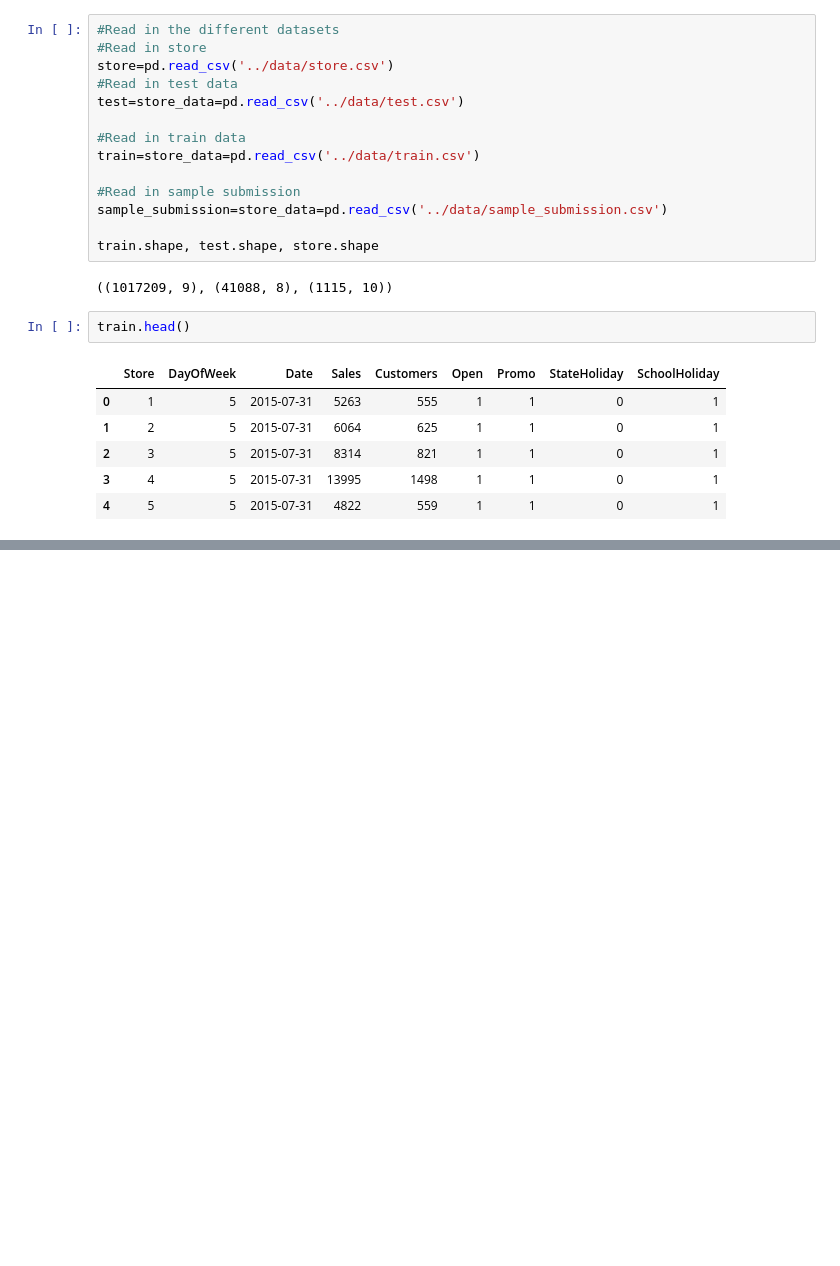
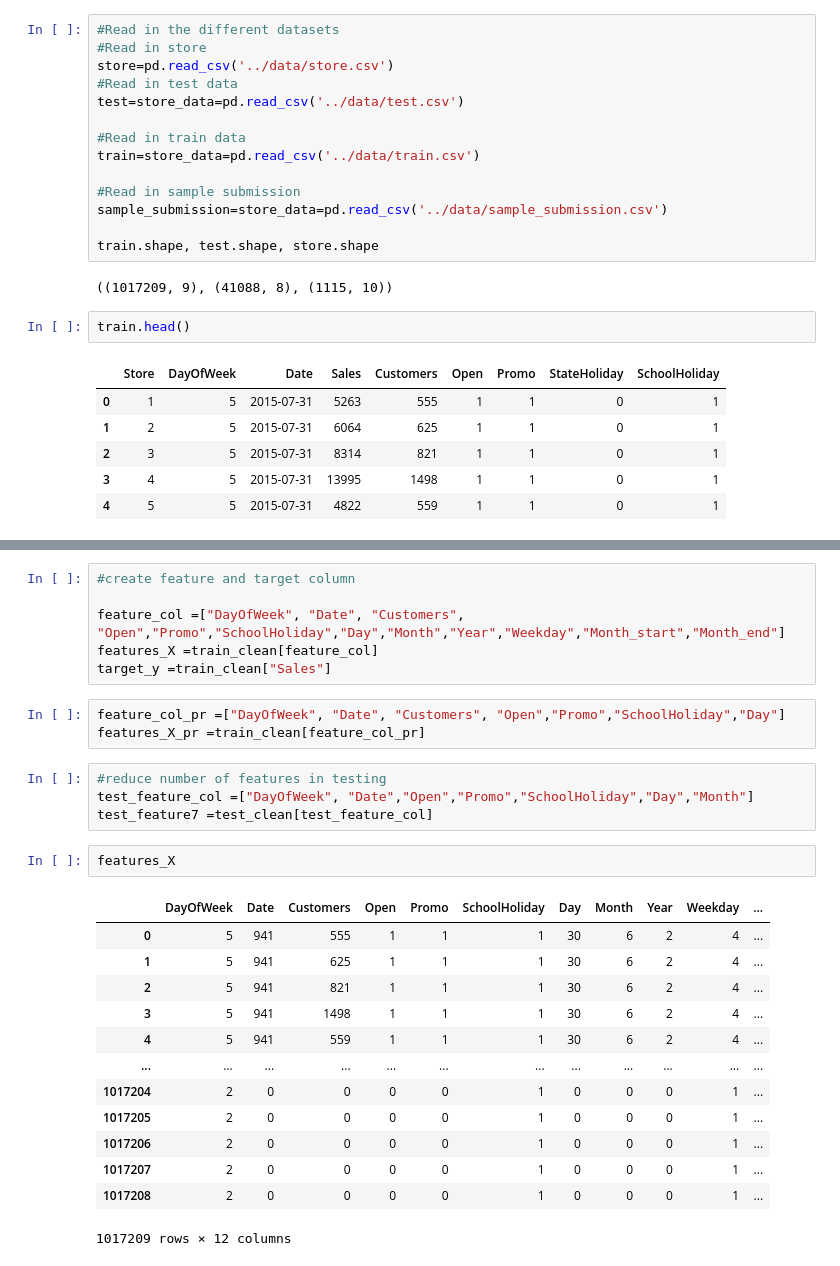
Before and after one commit to rssebudandi/pharmaceutical_sales, a Jupyter notebook: notebooks/MachineLearning.ipynb, the cells around one changed output, grey strips where cells are left out. Drawn from its saved outputs; the diff is of its cells as text; blank space fills up the shorter version.

```diff
--- a/notebooks/MachineLearning.ipynb
+++ b/notebooks/MachineLearning.ipynb
@@ -70,0 +252,29 @@ Name: Weekday, Length: 1017209, dtype: int64
+# %%
+#create feature and target column
+
+feature_col =["DayOfWeek", "Date", "Customers", "Open","Promo","SchoolHoliday","Day","Month","Year","Weekday","Month_start","Month_end"]
+features_X =train_clean[feature_col]
+target_y =train_clean["Sales"]
+# %%
+feature_col_pr =["DayOfWeek", "Date", "Customers", "Open","Promo","SchoolHoliday","Day"]
+features_X_pr =train_clean[feature_col_pr]
+# %%
+#reduce number of features in testing
+test_feature_col =["DayOfWeek", "Date","Open","Promo","SchoolHoliday","Day","Month"]
+test_feature7 =test_clean[test_feature_col]
+# %%
+features_X
+# %% [output]
+|  | DayOfWeek | Date | Customers | Open | Promo | SchoolHoliday | Day | Month | Year | Weekday | ... |
+| 0 | 5 | 941 | 555 | 1 | 1 | 1 | 30 | 6 | 2 | 4 | ... |
+| 1 | 5 | 941 | 625 | 1 | 1 | 1 | 30 | 6 | 2 | 4 | ... |
+| 2 | 5 | 941 | 821 | 1 | 1 | 1 | 30 | 6 | 2 | 4 | ... |
+| 3 | 5 | 941 | 1498 | 1 | 1 | 1 | 30 | 6 | 2 | 4 | ... |
+| 4 | 5 | 941 | 559 | 1 | 1 | 1 | 30 | 6 | 2 | 4 | ... |
+| ... | ... | ... | ... | ... | ... | ... | ... | ... | ... | ... | ... |
+| 1017204 | 2 | 0 | 0 | 0 | 0 | 1 | 0 | 0 | 0 | 1 | ... |
+| 1017205 | 2 | 0 | 0 | 0 | 0 | 1 | 0 | 0 | 0 | 1 | ... |
+| 1017206 | 2 | 0 | 0 | 0 | 0 | 1 | 0 | 0 | 0 | 1 | ... |
+| 1017207 | 2 | 0 | 0 | 0 | 0 | 1 | 0 | 0 | 0 | 1 | ... |
+| 1017208 | 2 | 0 | 0 | 0 | 0 | 1 | 0 | 0 | 0 | 1 | ... |
+1017209 rows × 12 columns
```
Also changed, not shown: parts of 27 cells of this notebook, 3 other files.
